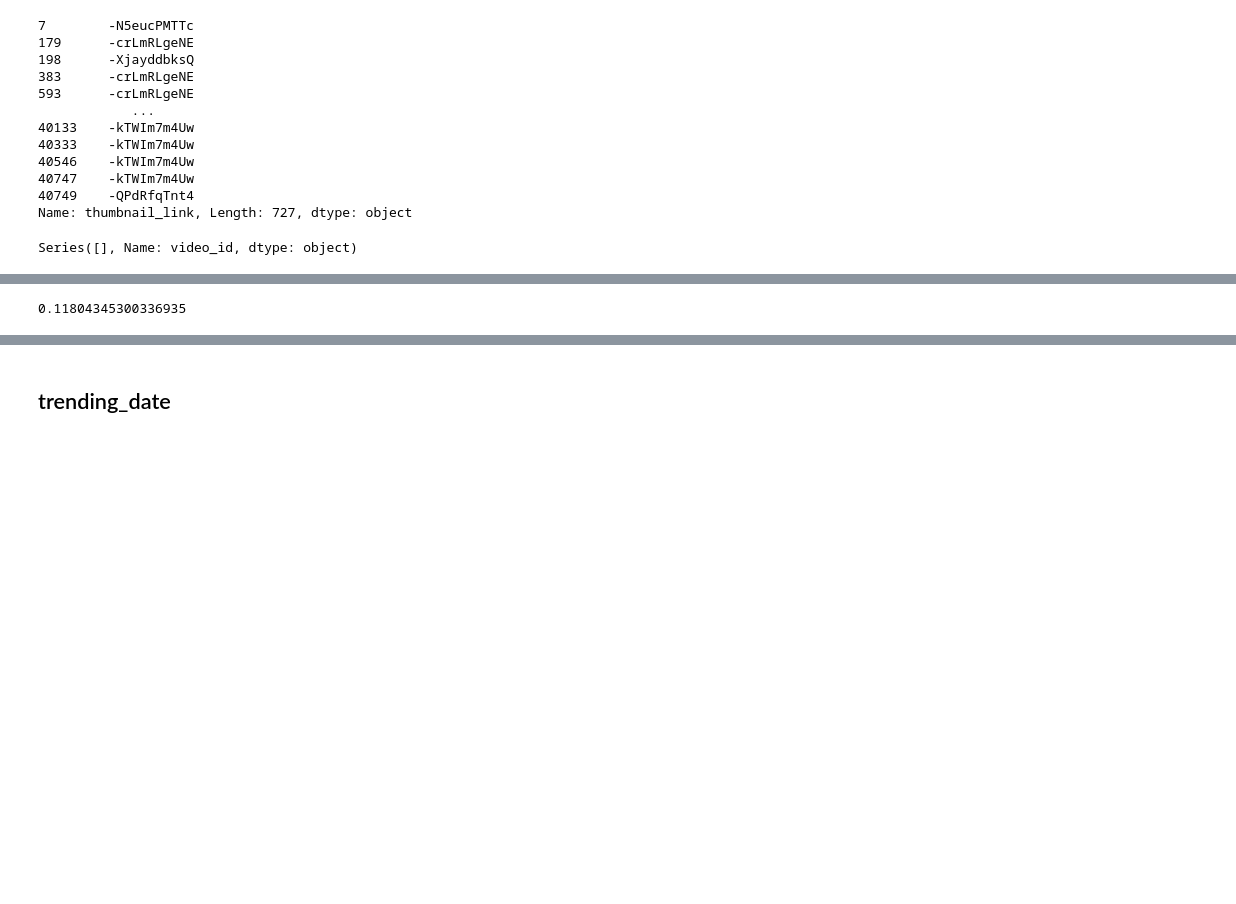
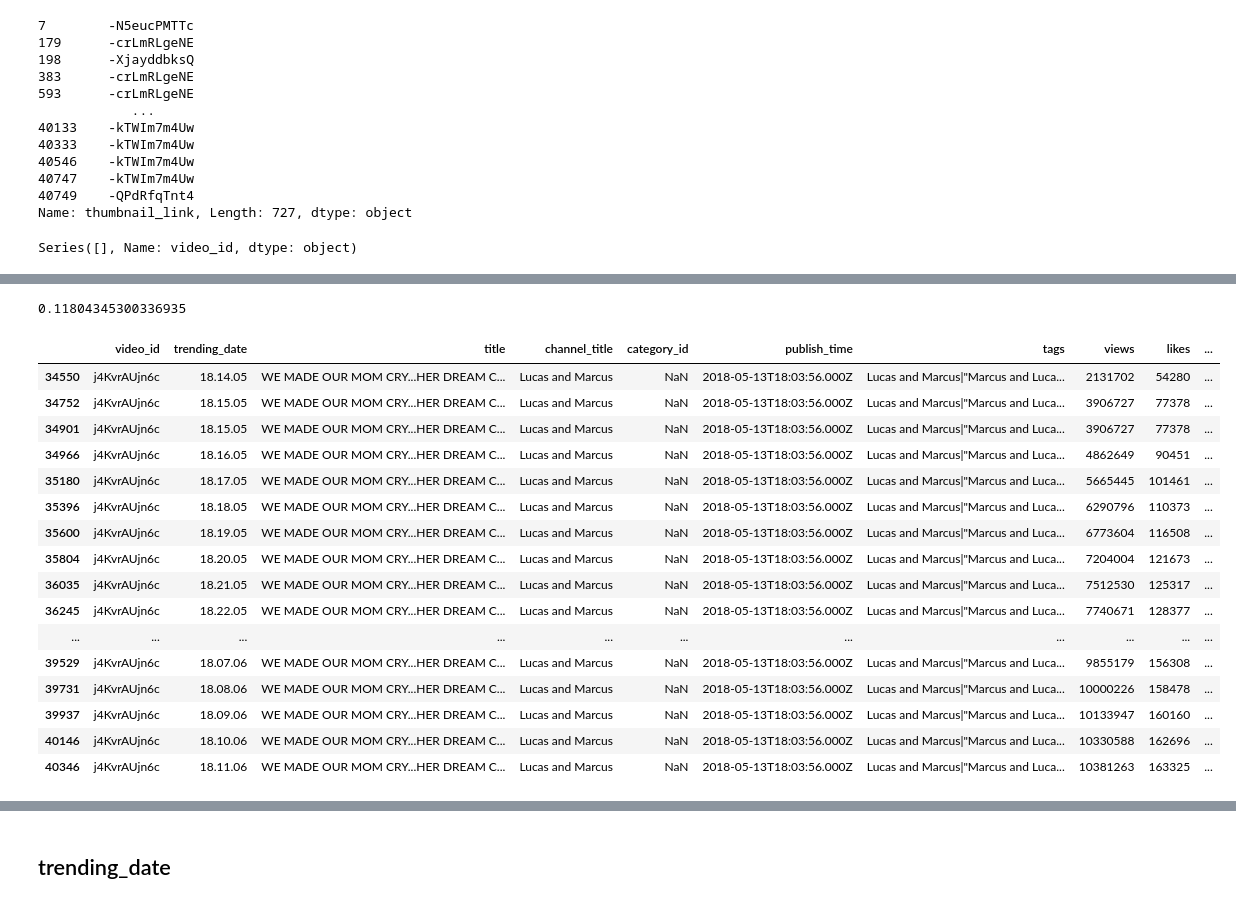
Before and after one commit to hejmsdz/youtube-trending-prediction, a Jupyter notebook: notebooks/01_text_attributes.ipynb, the cells around one changed output, grey strips where cells are left out. Saved outputs shown, nothing was run; the diff lists cells and outputs as text; code cells hidden in the pictures; blank space fills up the shorter version.

```diff
--- a/notebooks/01_text_attributes.ipynb
+++ b/notebooks/01_text_attributes.ipynb
@@ -160,10 +170,34 @@ Name: video_id, dtype: int64
 # plot shapes are similar for both countries, but there's a difference in scale
 # in Great Britain most videos appeared in trending category up to 13 times,
 # whereas in the US there's a drop after 7 occurences.
-
-gb_ids = set(vids[vids['country'] == 'GB']['video_id'])
-us_ids = set(vids[vids['country'] == 'US']['video_id'])
-len(gb_ids & us_ids)/len(gb_ids | us_ids)
-# almost 12% of videos appeared were trending in both countries
-# %% [output]
-0.11804345300336935
+# %%
+gb_ids = set(vids[vids['country'] == 'GB']['video_id'])
+us_ids = set(vids[vids['country'] == 'US']['video_id'])
+len(gb_ids & us_ids)/len(gb_ids | us_ids)
+# almost 12% of videos appeared were trending in both countries
+# %% [output]
+0.11804345300336935
+# %%
+# fair enough, but what do multiple occurrences of one video actually mean?
+vids[vids['video_id'] == 'j4KvrAUjn6c']
+
+# turns out it could be trending for a longer period and each row corresponds to one day
+# number of views, likes, dislikes and comments depends on the date
+# %% [output]
+|  | video_id | trending_date | title | channel_title | category_id | publish_time | tags | views | likes | ... |
+| 34550 | j4KvrAUjn6c | 18.14.05 | WE MADE OUR MOM CRY...HER DREAM C... | Lucas and Marcus | NaN | 2018-05-13T18:03:56.000Z | Lucas and Marcus|"Marcus and Luca... | 2131702 | 54280 | ... |
+| 34752 | j4KvrAUjn6c | 18.15.05 | WE MADE OUR MOM CRY...HER DREAM C... | Lucas and Marcus | NaN | 2018-05-13T18:03:56.000Z | Lucas and Marcus|"Marcus and Luca... | 3906727 | 77378 | ... |
+| 34901 | j4KvrAUjn6c | 18.15.05 | WE MADE OUR MOM CRY...HER DREAM C... | Lucas and Marcus | NaN | 2018-05-13T18:03:56.000Z | Lucas and Marcus|"Marcus and Luca... | 3906727 | 77378 | ... |
+| 34966 | j4KvrAUjn6c | 18.16.05 | WE MADE OUR MOM CRY...HER DREAM C... | Lucas and Marcus | NaN | 2018-05-13T18:03:56.000Z | Lucas and Marcus|"Marcus and Luca... | 4862649 | 90451 | ... |
+| 35180 | j4KvrAUjn6c | 18.17.05 | WE MADE OUR MOM CRY...HER DREAM C... | Lucas and Marcus | NaN | 2018-05-13T18:03:56.000Z | Lucas and Marcus|"Marcus and Luca... | 5665445 | 101461 | ... |
+| 35396 | j4KvrAUjn6c | 18.18.05 | WE MADE OUR MOM CRY...HER DREAM C... | Lucas and Marcus | NaN | 2018-05-13T18:03:56.000Z | Lucas and Marcus|"Marcus and Luca... | 6290796 | 110373 | ... |
+| 35600 | j4KvrAUjn6c | 18.19.05 | WE MADE OUR MOM CRY...HER DREAM C... | Lucas and Marcus | NaN | 2018-05-13T18:03:56.000Z | Lucas and Marcus|"Marcus and Luca... | 6773604 | 116508 | ... |
+| 35804 | j4KvrAUjn6c | 18.20.05 | WE MADE OUR MOM CRY...HER DREAM C... | Lucas and Marcus | NaN | 2018-05-13T18:03:56.000Z | Lucas and Marcus|"Marcus and Luca... | 7204004 | 121673 | ... |
+| 36035 | j4KvrAUjn6c | 18.21.05 | WE MADE OUR MOM CRY...HER DREAM C... | Lucas and Marcus | NaN | 2018-05-13T18:03:56.000Z | Lucas and Marcus|"Marcus and Luca... | 7512530 | 125317 | ... |
+| 36245 | j4KvrAUjn6c | 18.22.05 | WE MADE OUR MOM CRY...HER DREAM C... | Lucas and Marcus | NaN | 2018-05-13T18:03:56.000Z | Lucas and Marcus|"Marcus and Luca... | 7740671 | 128377 | ... |
+| ... | ... | ... | ... | ... | ... | ... | ... | ... | ... | ... |
+| 39529 | j4KvrAUjn6c | 18.07.06 | WE MADE OUR MOM CRY...HER DREAM C... | Lucas and Marcus | NaN | 2018-05-13T18:03:56.000Z | Lucas and Marcus|"Marcus and Luca... | 9855179 | 156308 | ... |
+| 39731 | j4KvrAUjn6c | 18.08.06 | WE MADE OUR MOM CRY...HER DREAM C... | Lucas and Marcus | NaN | 2018-05-13T18:03:56.000Z | Lucas and Marcus|"Marcus and Luca... | 10000226 | 158478 | ... |
+| 39937 | j4KvrAUjn6c | 18.09.06 | WE MADE OUR MOM CRY...HER DREAM C... | Lucas and Marcus | NaN | 2018-05-13T18:03:56.000Z | Lucas and Marcus|"Marcus and Luca... | 10133947 | 160160 | ... |
+| 40146 | j4KvrAUjn6c | 18.10.06 | WE MADE OUR MOM CRY...HER DREAM C... | Lucas and Marcus | NaN | 2018-05-13T18:03:56.000Z | Lucas and Marcus|"Marcus and Luca... | 10330588 | 162696 | ... |
+| 40346 | j4KvrAUjn6c | 18.11.06 | WE MADE OUR MOM CRY...HER DREAM C... | Lucas and Marcus | NaN | 2018-05-13T18:03:56.000Z | Lucas and Marcus|"Marcus and Luca... | 10381263 | 163325 | ... |
```
Also changed, not shown: parts of 11 cells of this notebook.
